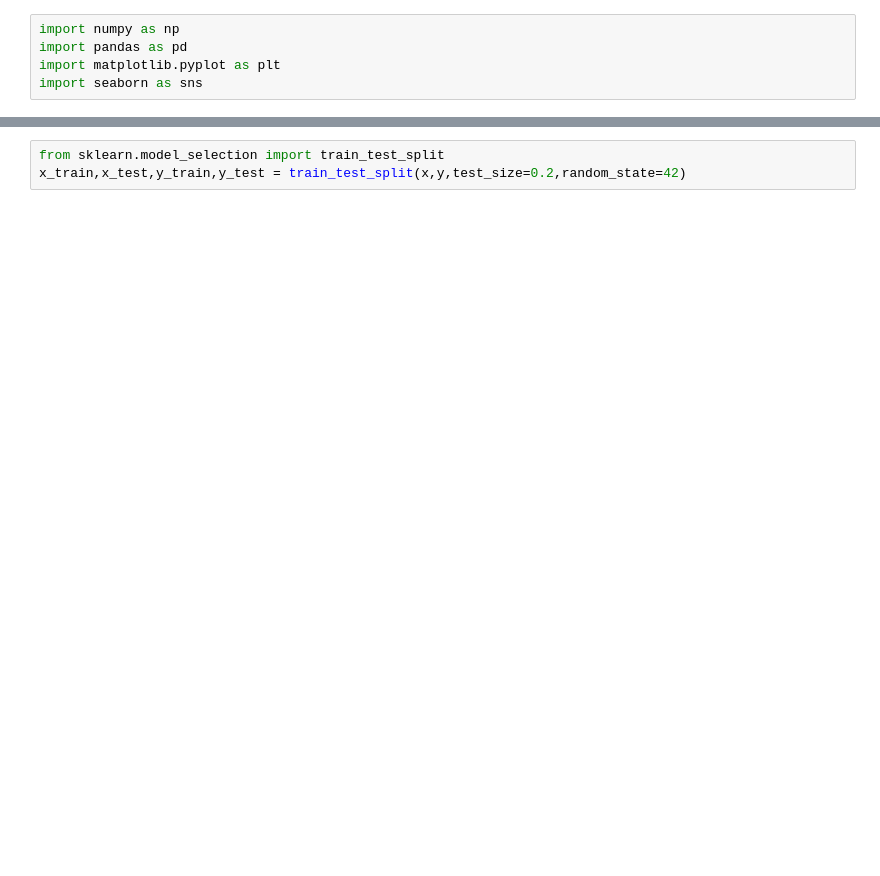
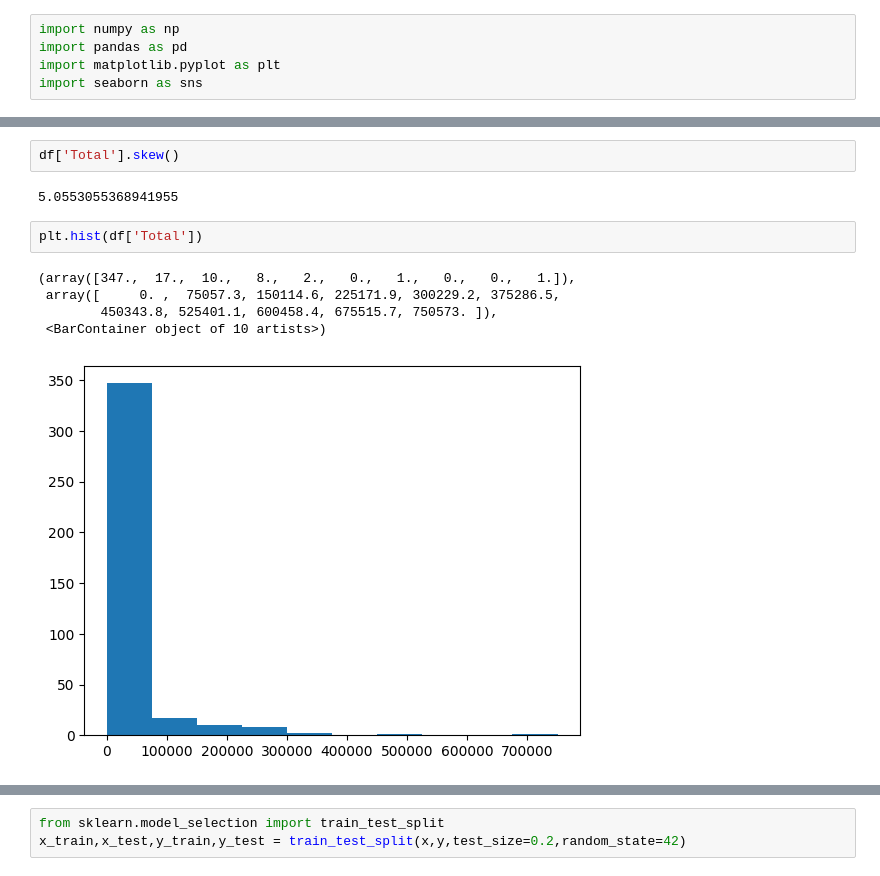
Before and after one commit to Aadi1101/Construction_Cost_Estimation_and_Project_Analytics, a Jupyter notebook: notebooks/trails.ipynb, the cells around one changed output, grey strips where cells are left out. Saved outputs shown, nothing was run; the diff lists cells and outputs as text; blank space fills up the shorter version.

```diff
--- a/notebooks/trails.ipynb
+++ b/notebooks/trails.ipynb
@@ -272,0 +66,12 @@ y = data['Total']
+# %%
+df['Total'].skew()
+# %% [output]
+5.0553055368941955
+# %%
+plt.hist(df['Total'])
+# %% [output]
+(array([347.,  17.,  10.,   8.,   2.,   0.,   1.,   0.,   0.,   1.]),
+ array([     0. ,  75057.3, 150114.6, 225171.9, 300229.2, 375286.5,
+        450343.8, 525401.1, 600458.4, 675515.7, 750573. ]),
+ <BarContainer object of 10 artists>)
+[figure, added]
```
Also changed, not shown: parts of 267 cells of this notebook, 18 other files.
